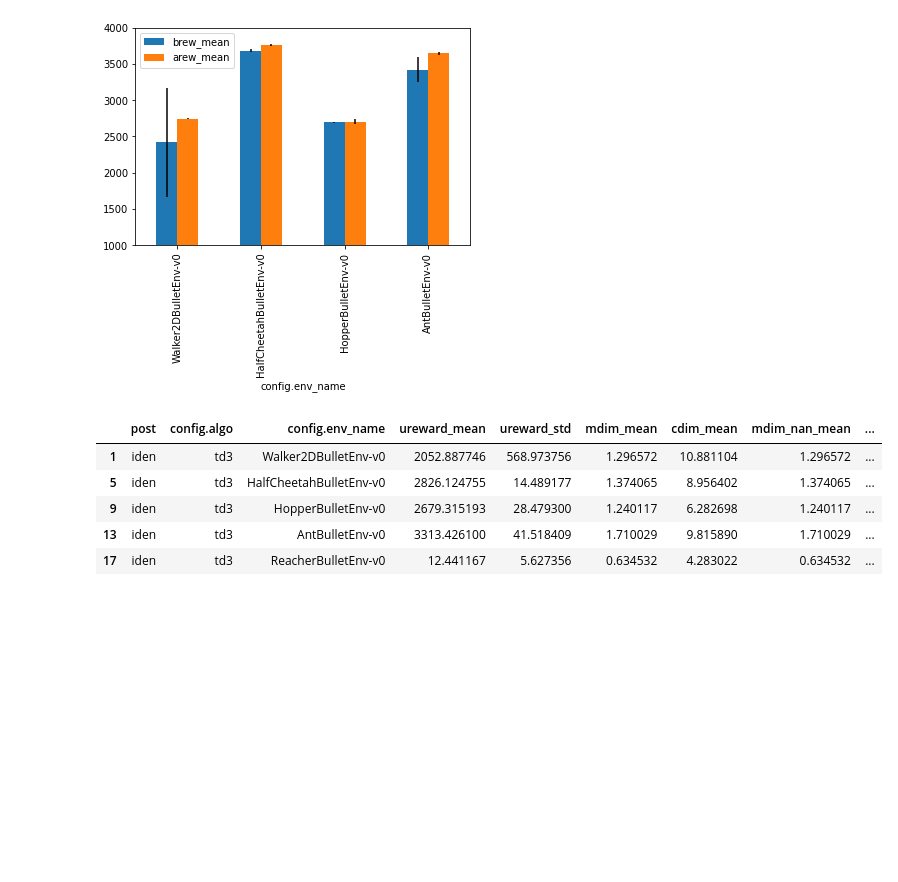
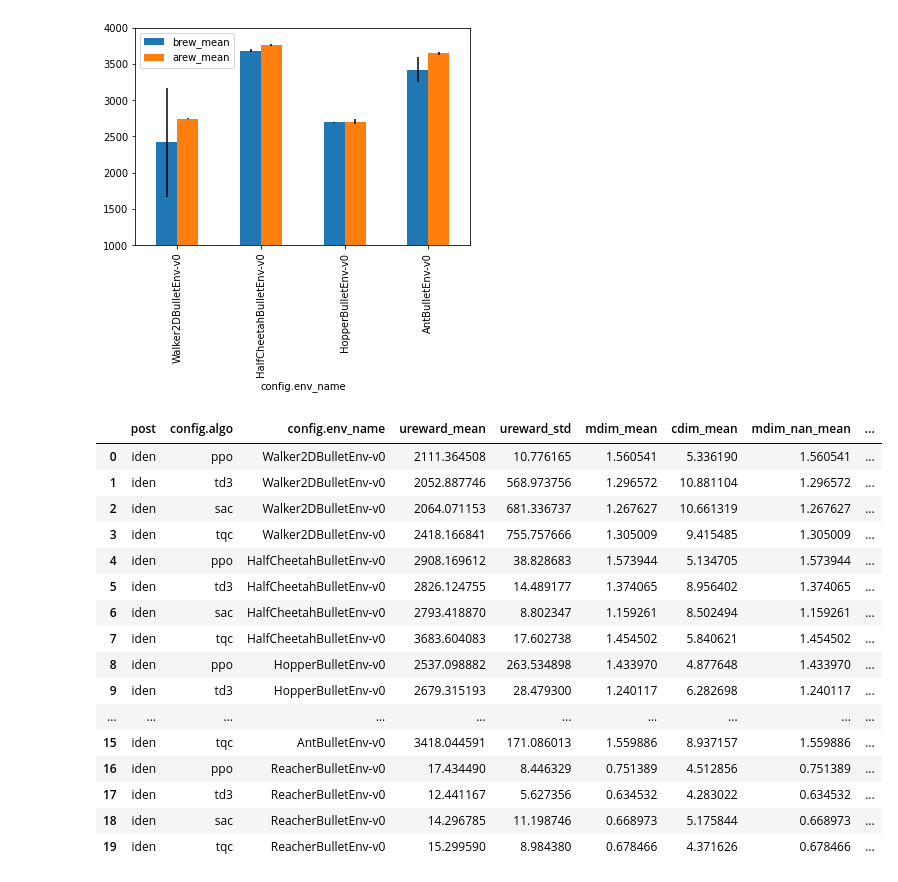
Before and after one commit to sgillen/policy_refinement, a Jupyter notebook: load_nopost.ipynb, the cells around one changed output. Cells and saved outputs as stored; diff of their text form; code cells hidden in the pictures; blank space fills up the shorter version.

```diff
--- a/load_nopost.ipynb
+++ b/load_nopost.ipynb
@@ -66,15 +69,26 @@ plt.ylim(1000, 4000)
 [figure]
 [figure]
 # %%
-algo='td3'
-df[(df['post'] == 'iden') & (df['config.algo'] == algo) ]
+algo='tqc'
+df[(df['post'] == 'iden')]# & (df['config.algo'] == algo) ]
 # %% [output]
 |  | post | config.algo | config.env_name | ureward_mean | ureward_std | mdim_mean | cdim_mean | mdim_nan_mean | ... |
+| 0 | iden | ppo | Walker2DBulletEnv-v0 | 2111.364508 | 10.776165 | 1.560541 | 5.336190 | 1.560541 | ... |
 | 1 | iden | td3 | Walker2DBulletEnv-v0 | 2052.887746 | 568.973756 | 1.296572 | 10.881104 | 1.296572 | ... |
+| 2 | iden | sac | Walker2DBulletEnv-v0 | 2064.071153 | 681.336737 | 1.267627 | 10.661319 | 1.267627 | ... |
+| 3 | iden | tqc | Walker2DBulletEnv-v0 | 2418.166841 | 755.757666 | 1.305009 | 9.415485 | 1.305009 | ... |
+| 4 | iden | ppo | HalfCheetahBulletEnv-v0 | 2908.169612 | 38.828683 | 1.573944 | 5.134705 | 1.573944 | ... |
 | 5 | iden | td3 | HalfCheetahBulletEnv-v0 | 2826.124755 | 14.489177 | 1.374065 | 8.956402 | 1.374065 | ... |
+| 6 | iden | sac | HalfCheetahBulletEnv-v0 | 2793.418870 | 8.802347 | 1.159261 | 8.502494 | 1.159261 | ... |
+| 7 | iden | tqc | HalfCheetahBulletEnv-v0 | 3683.604083 | 17.602738 | 1.454502 | 5.840621 | 1.454502 | ... |
+| 8 | iden | ppo | HopperBulletEnv-v0 | 2537.098882 | 263.534898 | 1.433970 | 4.877648 | 1.433970 | ... |
 | 9 | iden | td3 | HopperBulletEnv-v0 | 2679.315193 | 28.479300 | 1.240117 | 6.282698 | 1.240117 | ... |
-| 13 | iden | td3 | AntBulletEnv-v0 | 3313.426100 | 41.518409 | 1.710029 | 9.815890 | 1.710029 | ... |
+| ... | ... | ... | ... | ... | ... | ... | ... | ... | ... |
+| 15 | iden | tqc | AntBulletEnv-v0 | 3418.044591 | 171.086013 | 1.559886 | 8.937157 | 1.559886 | ... |
+| 16 | iden | ppo | ReacherBulletEnv-v0 | 17.434490 | 8.446329 | 0.751389 | 4.512856 | 0.751389 | ... |
 | 17 | iden | td3 | ReacherBulletEnv-v0 | 12.441167 | 5.627356 | 0.634532 | 4.283022 | 0.634532 | ... |
+| 18 | iden | sac | ReacherBulletEnv-v0 | 14.296785 | 11.198746 | 0.668973 | 5.175844 | 0.668973 | ... |
+| 19 | iden | tqc | ReacherBulletEnv-v0 | 15.299590 | 8.984380 | 0.678466 | 4.371626 | 0.678466 | ... |
 # %%
 df[(df['post'] == 'postprocess_default') & (df['config.algo'] == algo) ]
 # %% [output]
```
Also changed, not shown: parts of 1 cell of this notebook, 5 other files.
